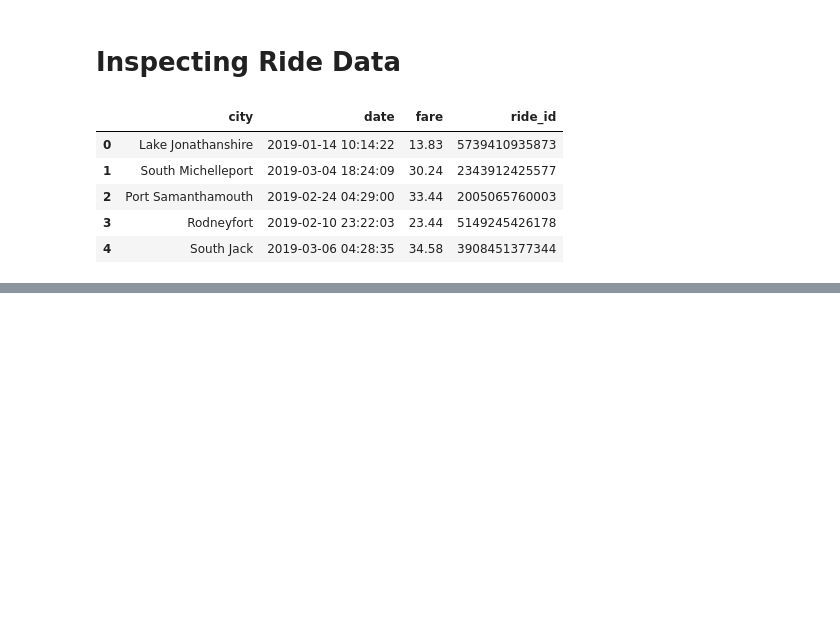
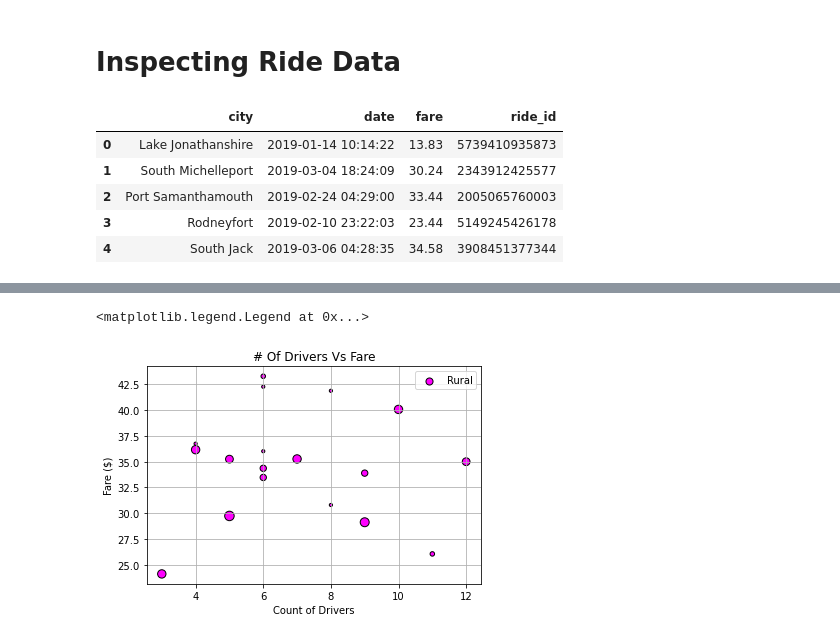
Before and after one commit to lopez-Luis89/PyBer_Analysis, a Jupyter notebook: Pyber1.ipynb, the cells around one changed output, grey strips where cells are left out. Cells and saved outputs as stored; diff of their text form; code cells hidden in the pictures; blank space fills up the shorter version.

```diff
--- a/Pyber1.ipynb
+++ b/Pyber1.ipynb
@@ -55,0 +114,10 @@ city_ride_data_df = pd.merge(ride_data, city_data, ho
+# %%
+plt.scatter(rural_city_count, rural_city_mean, s= 10*driver_mean_rural, c = 'magenta', edgecolor = 'black', label = 'Rural')
+plt.xlabel('Count of Drivers')
+plt.ylabel('Fare ($)')
+plt.title('# Of Drivers Vs Fare')
+plt.grid(True)
+plt.legend()
+# %% [output]
+<matplotlib.legend.Legend at 0x...>
+[figure, added]
```
Also changed, not shown: parts of 11 cells of this notebook, 1 other file.
